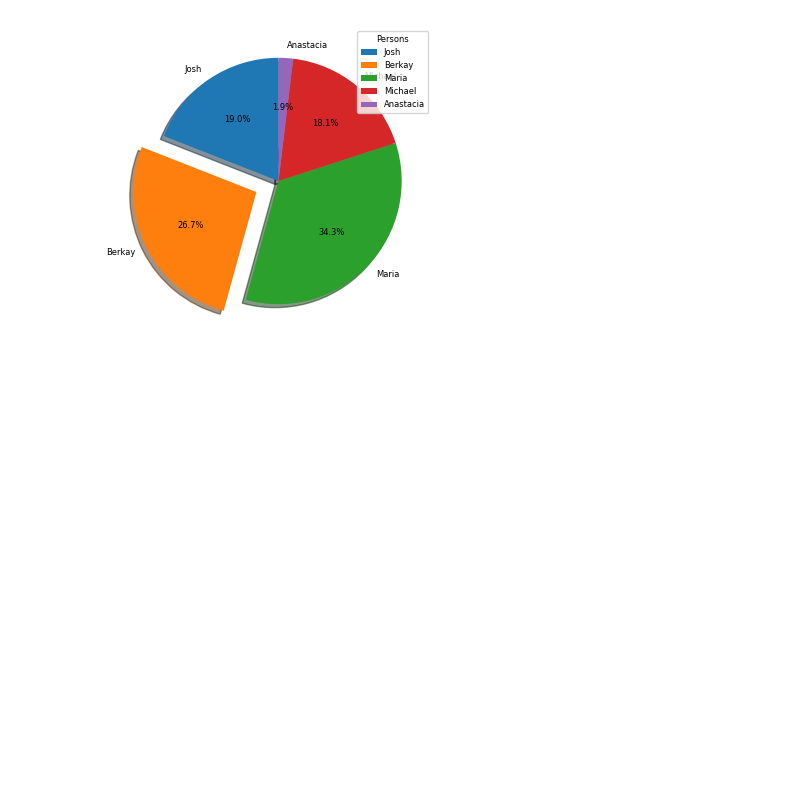
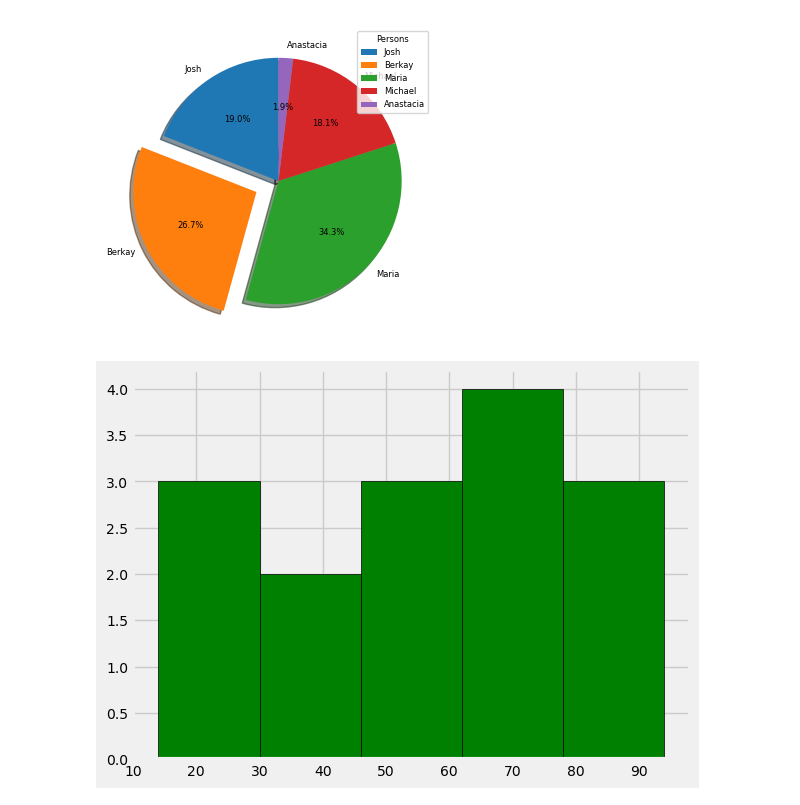
Before and after one commit to cyberscorpion/fync-cohort-7, a Jupyter notebook: 14. Matplotlib.ipynb, the cells around one changed output. Saved outputs shown, nothing was run; the diff lists cells and outputs as text; code cells hidden in the pictures; blank space fills up the shorter version.

```diff
--- a/14. Matplotlib.ipynb
+++ b/14. Matplotlib.ipynb
@@ -265,3 +265,9 @@ plt.legend(title= "Persons")
 plt.show()
 # %% [output]
 [figure]
+# %%
+notes = [30,74,94,14,55,47,63,28,88,44,53,18,66,74,81]
+plt.hist(notes, bins = 5, color = 'g', edgecolor = 'black')
+plt.show()
+# %% [output]
+[figure, added]
```
Also changed, not shown: parts of 8 cells of this notebook.
